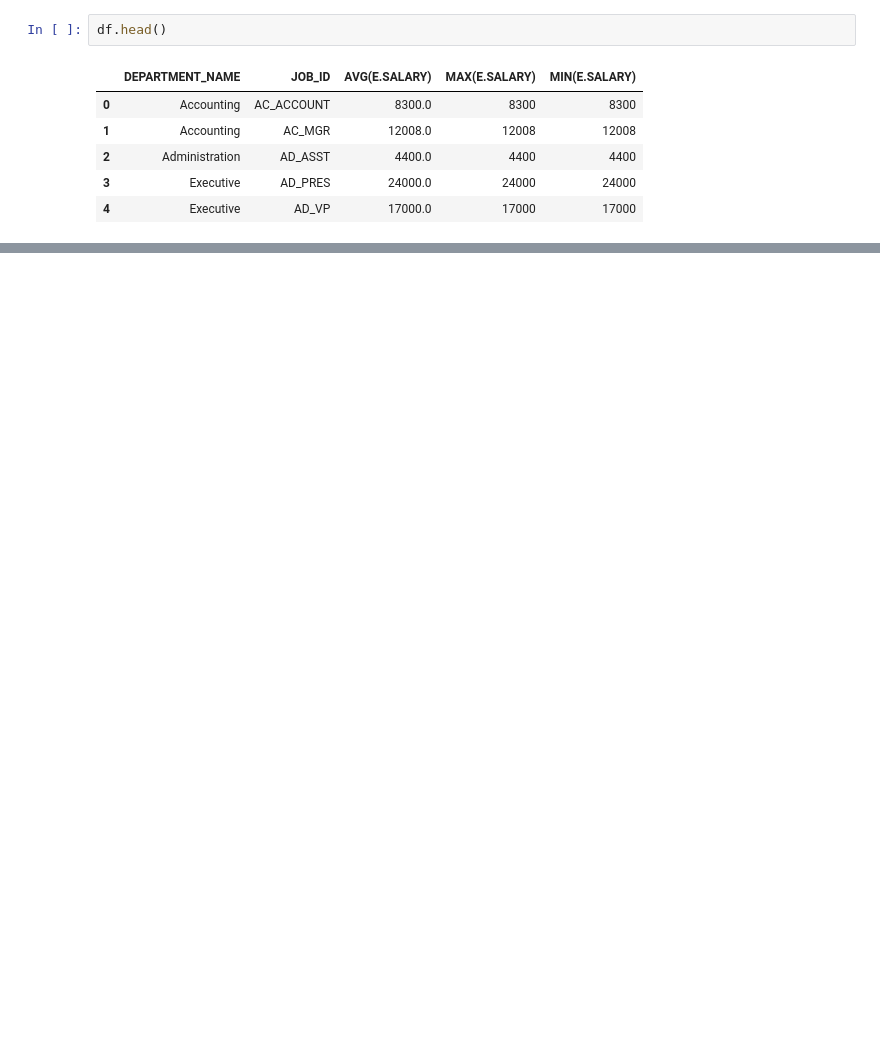
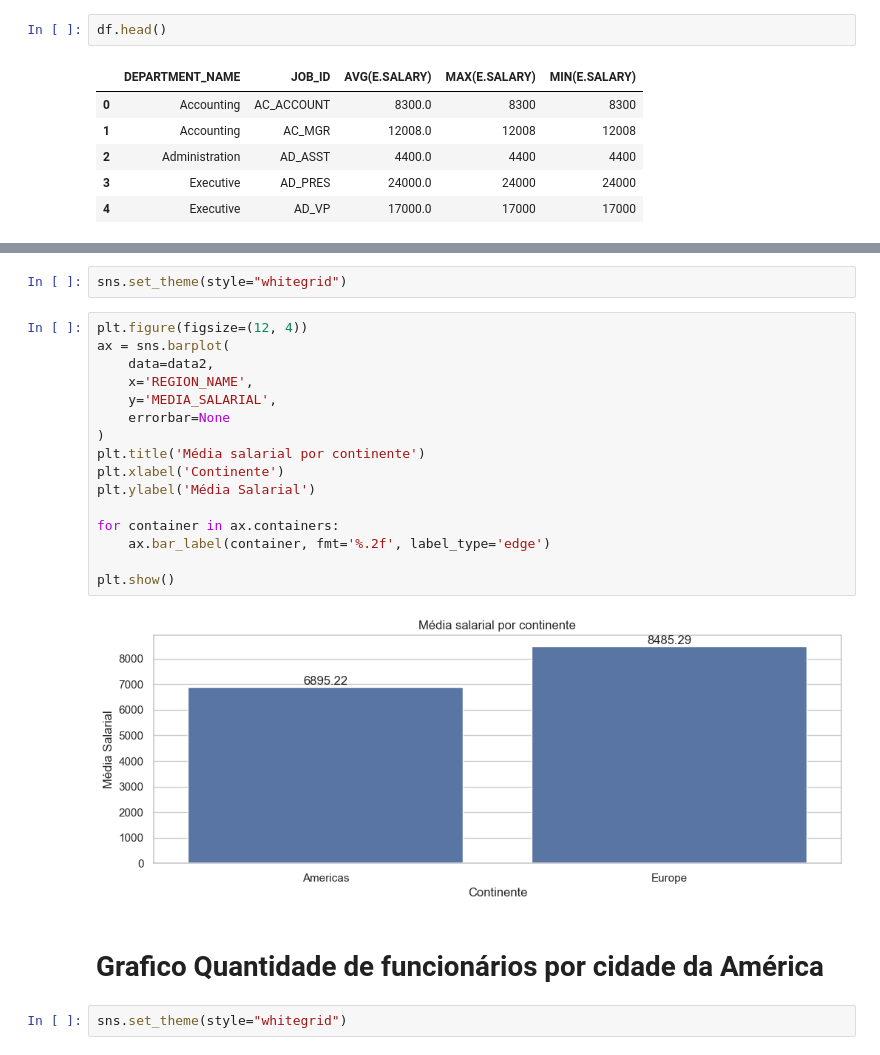
Before and after one commit to Marcos-Bhering/projeto_final_MarcosBhering, a Jupyter notebook: analise.ipynb, the cells around one changed output, grey strips where cells are left out. Drawn from its saved outputs; the diff is of its cells as text; blank space fills up the shorter version.

```diff
--- a/analise.ipynb
+++ b/analise.ipynb
@@ -52,0 +102,24 @@ plt.show()
+# %%
+sns.set_theme(style="whitegrid")
+# %%
+plt.figure(figsize=(12, 4))
+ax = sns.barplot(
+    data=data2,
+    x='REGION_NAME',
+    y='MEDIA_SALARIAL',
+    errorbar=None
+)
+plt.title('Média salarial por continente')
+plt.xlabel('Continente')
+plt.ylabel('Média Salarial')
+
+for container in ax.containers:
+    ax.bar_label(container, fmt='%.2f', label_type='edge')
+
+plt.show()
+# %% [output]
+[figure, added]
+# %% [markdown]
+# Grafico Quantidade de funcionários por cidade da América
+# %%
+sns.set_theme(style="whitegrid")
```
Also changed, not shown: parts of 17 cells of this notebook.
